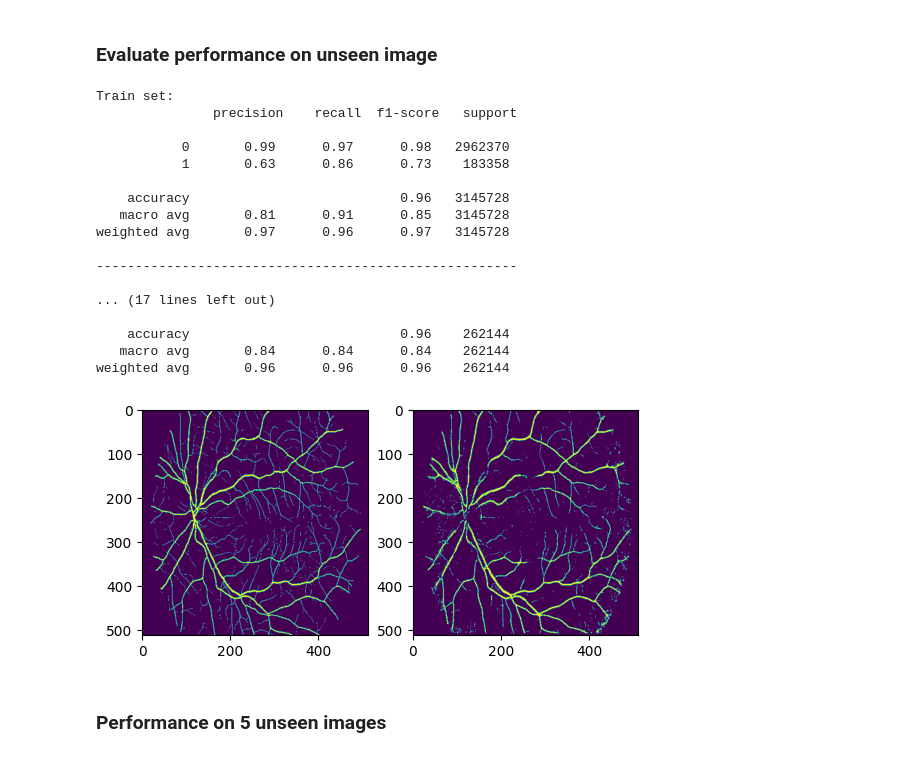
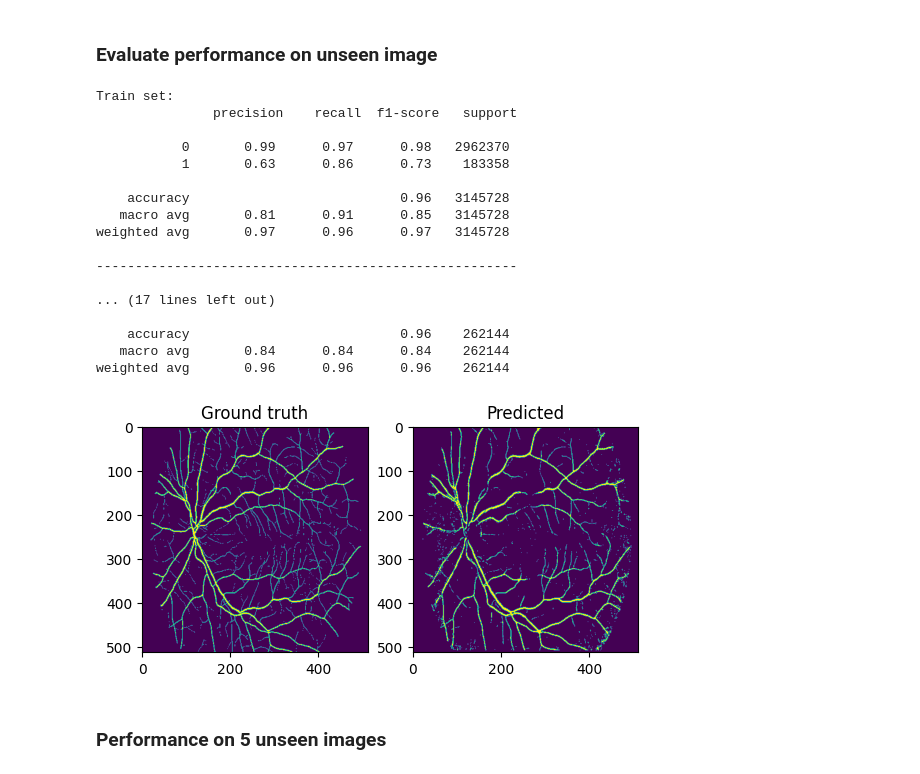
Before and after one commit to kamil271e/retinal-vessels-segmentation, a Jupyter notebook: ml/vessels_segm.ipynb, the cells around one changed output. Drawn from its saved outputs; the diff is of its cells as text; code cells hidden in the pictures.

```diff
--- a/ml/vessels_segm.ipynb
+++ b/ml/vessels_segm.ipynb
@@ -79,34 +79,36 @@ y_pred_new = xgb_clf.predict(X_new)
 print(f'Train set: \n {classification_report(y_pred_train, y_train)}')
 print('------------------------------------------------------\n')
 print(f'Test set: \n {classification_report(y_pred_test, y_test)}')
 print('------------------------------------------------------\n')
 print(f'Unseen image: \n{classification_report(y_pred_new, y_new)}')
 
 y_new = y_new.reshape(img_size)
 y_pred_new = y_pred_new.reshape(img_size)
 fig,ax = plt.subplots(1,2)
 ax[0].imshow(y_new)
+ax[0].set_title('Ground truth')
 ax[1].imshow(y_pred_new)
+ax[1].set_title('Predicted')
 plt.show()
 # %% [output]
 Train set:
                precision    recall  f1-score   support
 
            0       0.99      0.97      0.98   2962370
            1       0.63      0.86      0.73    183358
 
     accuracy                           0.96   3145728
    macro avg       0.81      0.91      0.85   3145728
 weighted avg       0.97      0.96      0.97   3145728
 
 ------------------------------------------------------
 
 ... (17 lines left out)
 
     accuracy                           0.96    262144
    macro avg       0.84      0.84      0.84    262144
 weighted avg       0.96      0.96      0.96    262144
-[figure, old version]
+[figure, new version]
 # %% [markdown]
 ### Performance on 5 unseen images
 # %%
```
Also changed, not shown: 1 other file.
